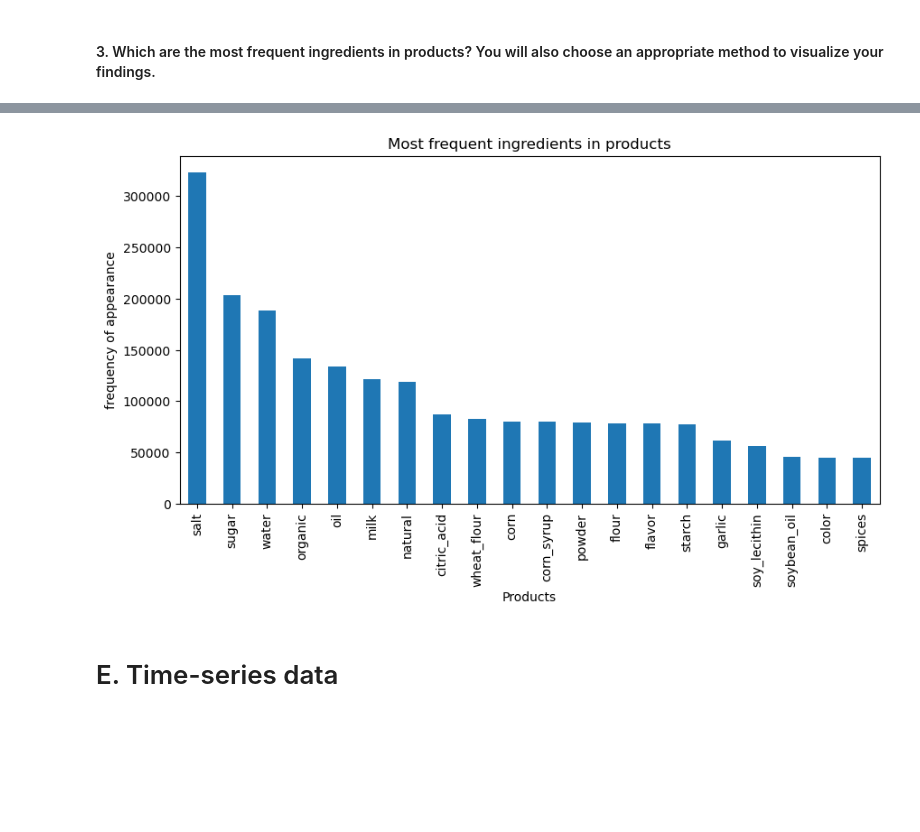
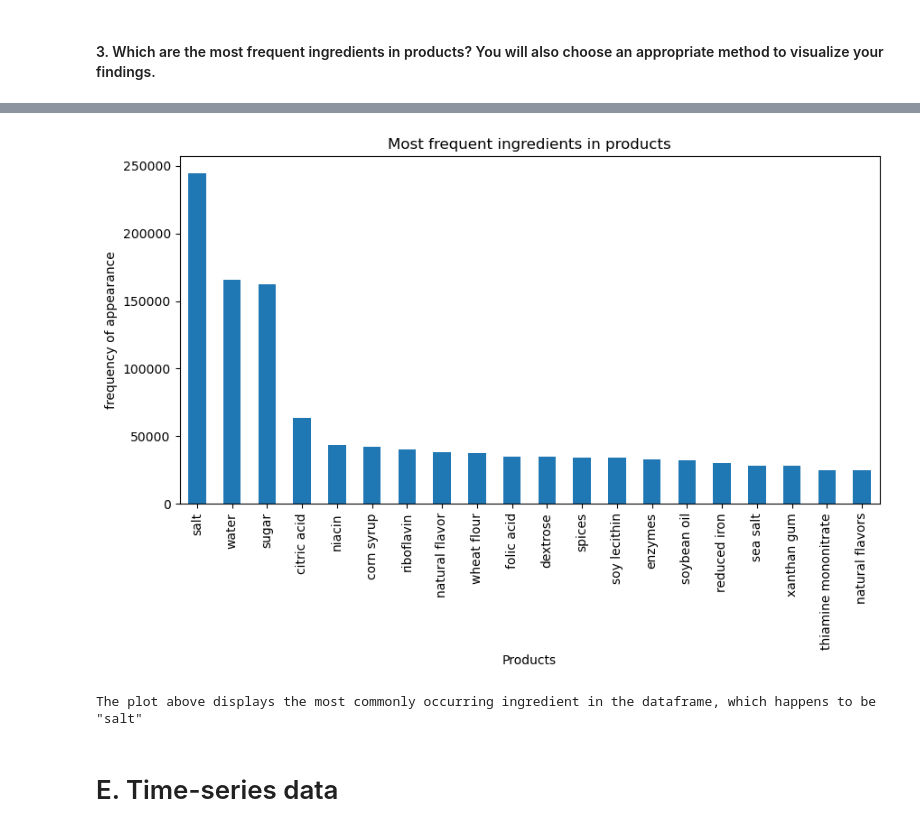
Before and after one commit to arthurgauguet/Applied_Data_Science_Course-2_Project, a Jupyter notebook: 10. Course project.ipynb, the cells around one changed output, grey strips where cells are left out. Saved outputs shown, nothing was run; the diff lists cells and outputs as text; code cells hidden in the pictures; blank space fills up the shorter version.

Commit message:
second commit
Please see the updated version of my second course number, which has been modified based on your observations.

```diff
--- a/10. Course project.ipynb
+++ b/10. Course project.ipynb
@@ -735,0 +837,12 @@ Ingredient list :  Arcoiris: Enriched Flour (Wheat Flour, Niacinamide, Ferrous F
+# %%
+preprocessed_ingredients_en_clean = [preprocess_text(doc) for doc in df['ingredients_en']]
+
+# Add processed ingredient cleaned with collocations to dataframe
+df['ingredients_en_clean'] = preprocessed_ingredients_en_clean
+
+# add new column to DataFrame, split each token of the ingredient and count how many uniaue words are in the list
+df['tok_count'] = df['ingredients_en_clean'].apply(lambda x: len(set(x.split(','))))
+
+# Creat a new dataframe and sort by column 'tok_count'
+df_product = df[['product_name_en', 'ingredients_en', 'ingredients_en_clean','tok_count']].sort_values(by='tok_count', ascending=False)
+df_product.head()
@@ -758,8 +890,2 @@ df_product[df_product['word_count']>0].sort_values(by='word_count', ascending=Tr
 # %% [markdown]
 #### 3. Which are the most frequent ingredients in products? You will also choose an appropriate method to visualize your findings.
-# %%
-# Normalize the text
-df['ingredients_en_txt'] = df['ingredients_en'].str.lower()
-df['ingredients_en_txt'] = df['ingredients_en_txt'].str.replace(r'[^\w\s]','', regex=True)
-df['ingredients_en_txt'] = df['ingredients_en_txt'].str.split()
-df['ingredients_en_txt'] = df['ingredients_en_txt'].fillna("")
@@ -807,0 +908,6 @@ dtype: int64
+# %%
+# Create a new column 'ingredients_list' based on 'ingredients_str' column
+df['ingredients_list'] = df['ingredients_en_clean'].str.split(',')
+
+# Print the first few rows of the new column
+print(df['ingredients_list'].head())
@@ -807,0 +921,7 @@ dtype: int64
+# %%
+# filter out empty values, '.', and ' ', and count the frequency of each item
+items_column = df['ingredients_list'].explode().dropna().loc[lambda x: (x.str.strip() != '') & (x.str.strip() != '.') & (x.str.strip() != ' ')]
+item_counts = items_column.value_counts()
+
+# Print the most common item
+item_counts.head(20)
@@ -808,13 +946,18 @@ dtype: int64
 # %%
 # Plot the most frequent products
-word_counts.head(20).plot(kind='bar',
+item_counts.head(20).plot(kind='bar',
                           figsize=(10, 5),
                           title="Most frequent ingredients in products",
                           xlabel='Products',
                           ylabel='frequency of appearance')
 plt.show()
 # %% [output]
-[figure, old version]
+[figure, new version]
+# %%
+top_ingr = item_counts.index[0]
+print( f'The plot above displays the most commonly occurring ingredient in the dataframe, which happens to be "{top_ingr}"')
+# %% [output]
+The plot above displays the most commonly occurring ingredient in the dataframe, which happens to be "salt"
 # %% [markdown]
 # E. Time-series data
 # %% [markdown]
```
Also changed, not shown: parts of 74 cells of this notebook.
